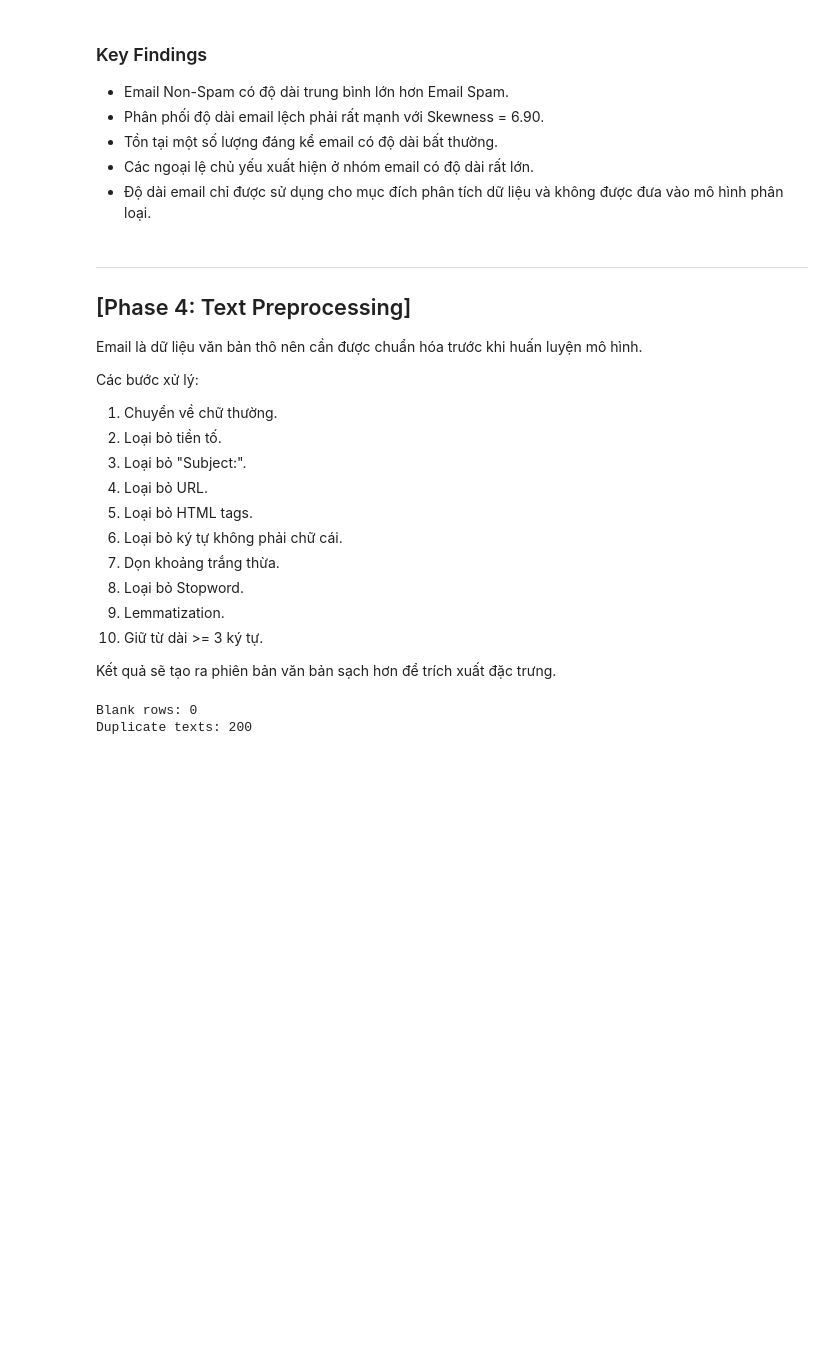
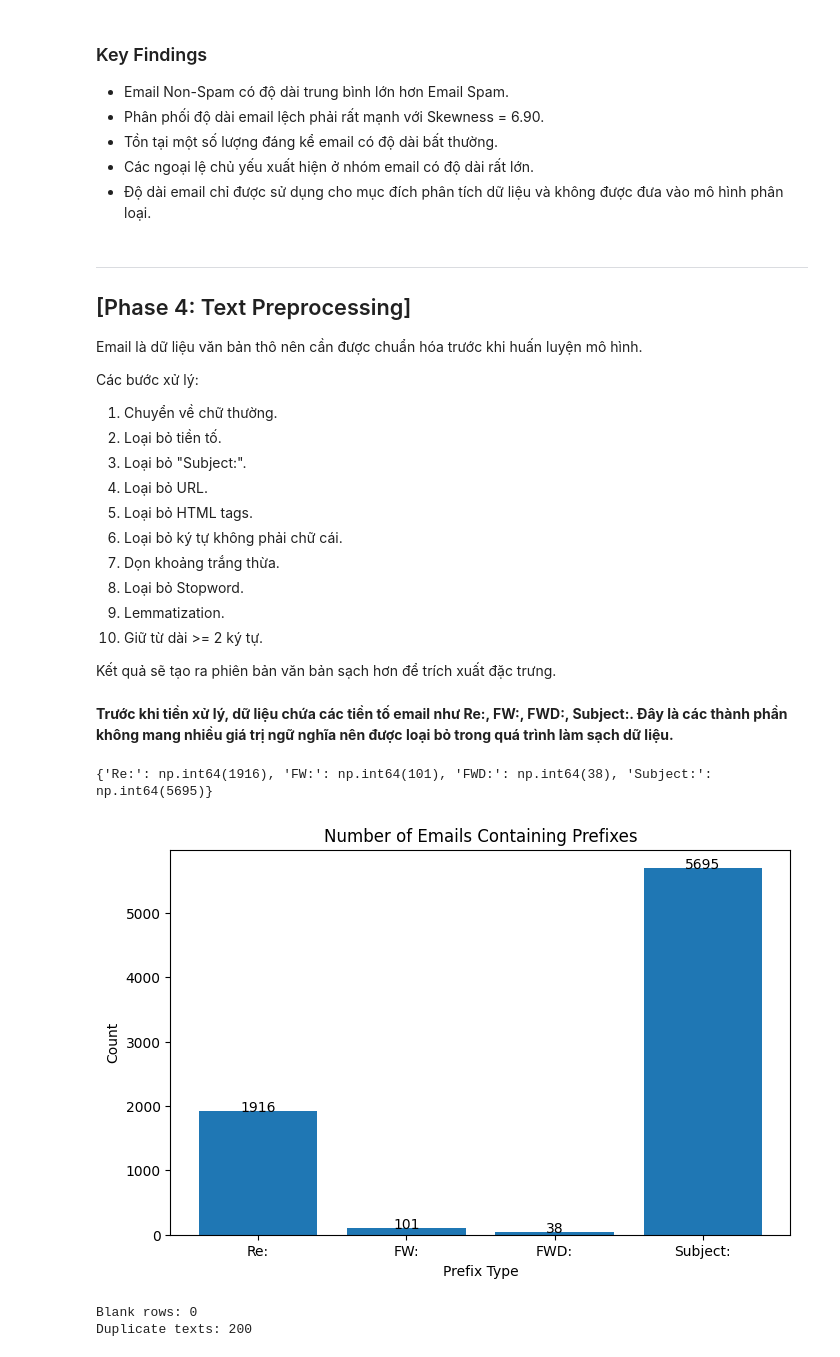
Before and after one commit to namph1377-sketch/Machine-Learning, a Jupyter notebook: Practice1/DATA/Dataset/Data_P1 (1).ipynb, the cells around one changed output. Saved outputs shown, nothing was run; the diff lists cells and outputs as text; code cells hidden in the pictures; blank space fills up the shorter version.

```diff
--- a/Practice1/DATA/Dataset/Data_P1 (1).ipynb
+++ b/Practice1/DATA/Dataset/Data_P1 (1).ipynb
@@ -533,9 +533,66 @@ Các bước xử lý:
 7. Dọn khoảng trắng thừa.
 8. Loại bỏ Stopword.
 9. Lemmatization.
-10. Giữ từ dài >= 3 ký tự.
+10. Giữ từ dài >= 2 ký tự.
 
 Kết quả sẽ tạo ra phiên bản văn bản sạch hơn để trích xuất đặc trưng.
+# %% [markdown]
+**Trước khi tiền xử lý, dữ liệu chứa các tiền tố email như Re:, FW:, FWD:, Subject:. Đây là các thành phần không mang nhiều giá trị ngữ nghĩa nên được loại bỏ trong quá trình làm sạch dữ liệu.**
+# %%
+import matplotlib.pyplot as plt
+
+re_count = df["text"].str.contains(
+    r'\bre\s*:',
+    case=False,
+    na=False
+).sum()
+
+fw_count = df["text"].str.contains(
+    r'\bfw\s*:',
+    case=False,
+    na=False
+).sum()
+
+fwd_count = df["text"].str.contains(
+    r'\bfwd\s*:',
+    case=False,
+    na=False
+).sum()
+
+subject_count = df["text"].str.contains(
+    r'\bsubject\s*:',
+    case=False,
+    na=False
+).sum()
+
+prefix_counts = {
+    "Re:": re_count,
+    "FW:": fw_count,
+    "FWD:": fwd_count,
+    "Subject:": subject_count
+}
+
+print(prefix_counts)
+# %% [output]
+{'Re:': np.int64(1916), 'FW:': np.int64(101), 'FWD:': np.int64(38), 'Subject:': np.int64(5695)}
+# %%
+plt.figure(figsize=(8,5))
+
+plt.bar(
+    prefix_counts.keys(),
+    prefix_counts.values()
+)
+
+plt.title("Number of Emails Containing Prefixes")
+plt.xlabel("Prefix Type")
+plt.ylabel("Count")
+
+for i, v in enumerate(prefix_counts.values()):
+    plt.text(i, v, str(v), ha='center')
+
+plt.show()
+# %% [output]
+[figure, added]
 # %%
 CUSTOM_STOPWORDS = {
     "com",
```
Also changed, not shown: parts of 6 cells of this notebook.
